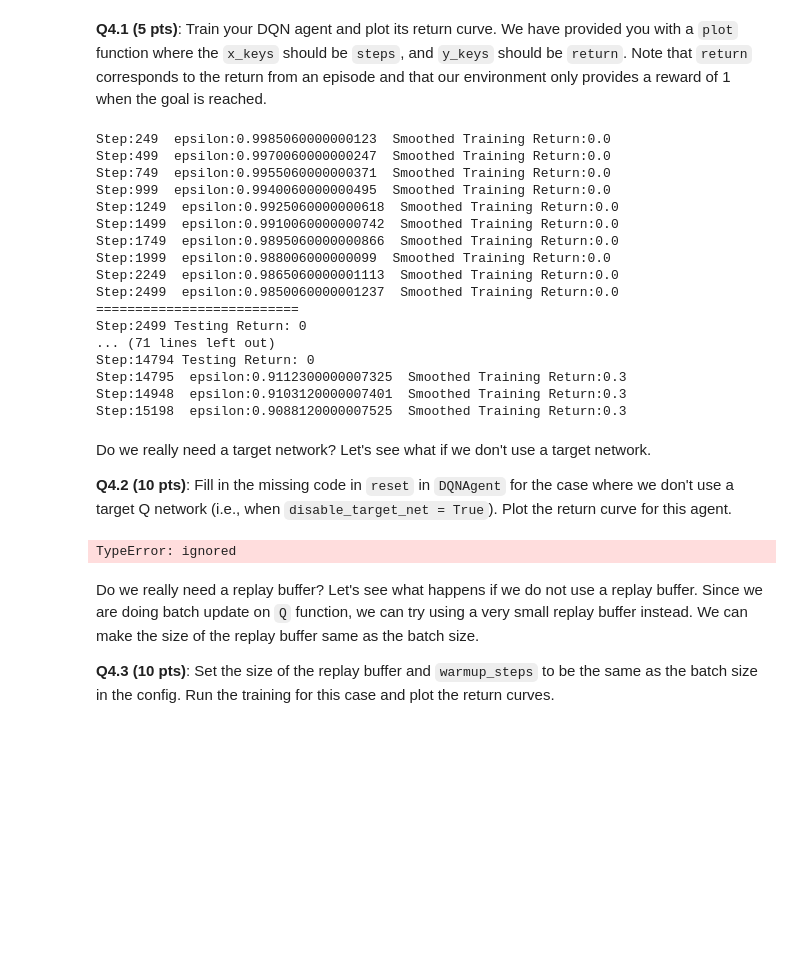
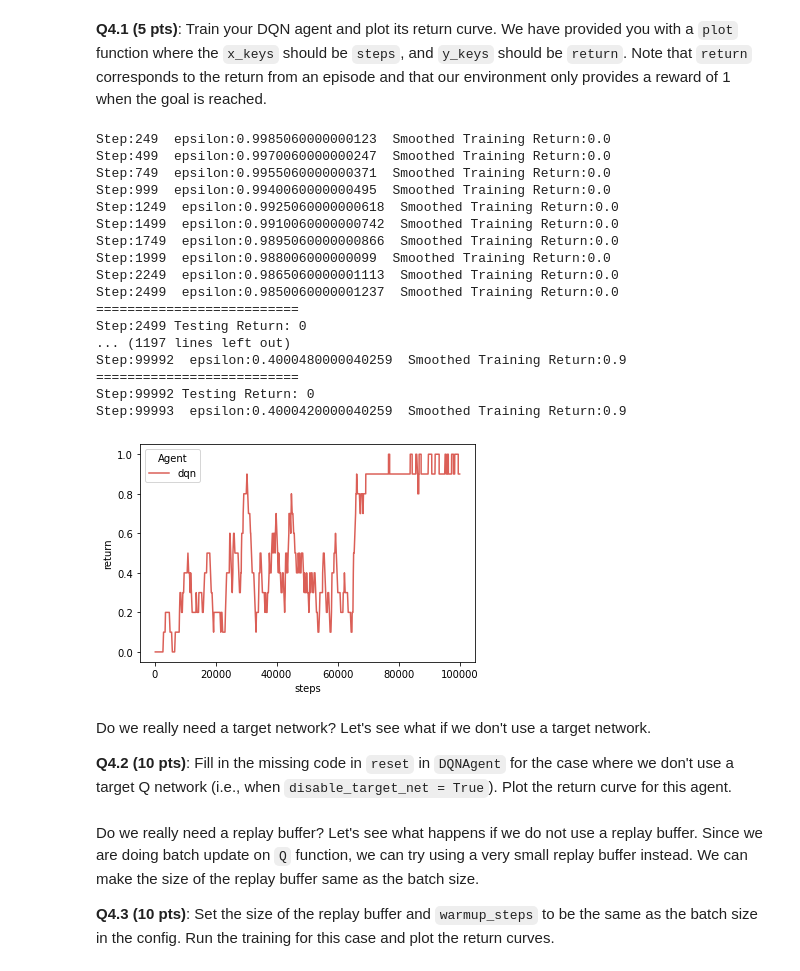
Before and after one commit to LuisCGit/6.484-reinforcement-learning, a Jupyter notebook: dqn.ipynb, the cells around one changed output. Drawn from its saved outputs; the diff is of its cells as text; code cells hidden in the pictures; blank space fills up the shorter version.

```diff
--- a/dqn.ipynb
+++ b/dqn.ipynb
@@ -291,17 +291,6 @@ class DQNAgent:
 
         obs, obs_next, actions, rewards, dones = self.memory.sample(self.batch_size)
 
-        # obs = torch.zeros((len(data),7,7,3)); obs.to(self.device)
-        # obs_next = torch.zeros((len(data),7,7,3)); obs_next.to(self.device)
-        # actions = torch.zeros((len(data))); actions.to(self.device)
-        # rewards = torch.zeros((len(data))); rewards.to(self.device)
-
-        # for i, (ob, next_ob, action, reward, done) in enumerate(data):
-        #   obs[i,:,:,:] = torch.tensor(ob)
-        #   obs_next[i,:,:,:] = torch.tensor(next_ob)
-        #   actions[i] = action
-        #   rewards[i] = reward
-
         #### TODO: update Q function with Bellman backup
         ##### get Q(s_t, a_t)
         Qs = self.qnet(obs).cuda()
@@ -317,7 +306,12 @@ class DQNAgent:
         ##### TODO: get the target Q value from the bellman equation
         rewards = rewards.cuda()
         dones = dones.cuda()
-        y = rewards + self.gamma*maxQs*(1-dones)
+        if self.enable_double_q:
+          next2 = self.qnet(obs_next)
+          actions2 = torch.argmax(Qs_next, axis = 1)
+          y = rewards + self.gamma*(1-dones)*next2.gather(1,actions2.long().unsqueeze(1).cuda()).squeeze()
+        else:
+          y = rewards + self.gamma*maxQs*(1-dones)
         ##### TODO: update the Q network (i.e,. calculate the loss, take a gradient step)
         #Qs = torch.index_select(Qs, 0)
         loss = self.loss_criterion(Qs,y) #torch.sum((y-Qs)**2)
@@ -493,11 +487,15 @@ Step:2249  epsilon:0.9865060000001113  Smoothed Training Return:0.0
 Step:2499  epsilon:0.9850060000001237  Smoothed Training Return:0.0
 ==========================
 Step:2499 Testing Return: 0
-... (71 lines left out)
-Step:14794 Testing Return: 0
-Step:14795  epsilon:0.9112300000007325  Smoothed Training Return:0.3
-Step:14948  epsilon:0.9103120000007401  Smoothed Training Return:0.3
-Step:15198  epsilon:0.9088120000007525  Smoothed Training Return:0.3
+... (1197 lines left out)
+Step:99992  epsilon:0.4000480000040259  Smoothed Training Return:0.9
+==========================
+Step:99992 Testing Return: 0
+Step:99993  epsilon:0.4000420000040259  Smoothed Training Return:0.9
+# %%
+plot(dqn_logs, "steps", "return", "Agent")
+# %% [output]
+[figure, added]
 # %% [markdown]
 Do we really need a target network? Let's see what if we don't use a target network.
 
@@ -509,5 +507,3 @@ agent = DQNAgent(**config)
 no_tgt_logs = dqn_sweep([agent], ['no_tgt'], max_steps=100000, show_progress=False)
 
 #### TODO: plot the return curves
-# %% [output]
-TypeError: ignored
```
Also changed, not shown: parts of 3 cells of this notebook.
